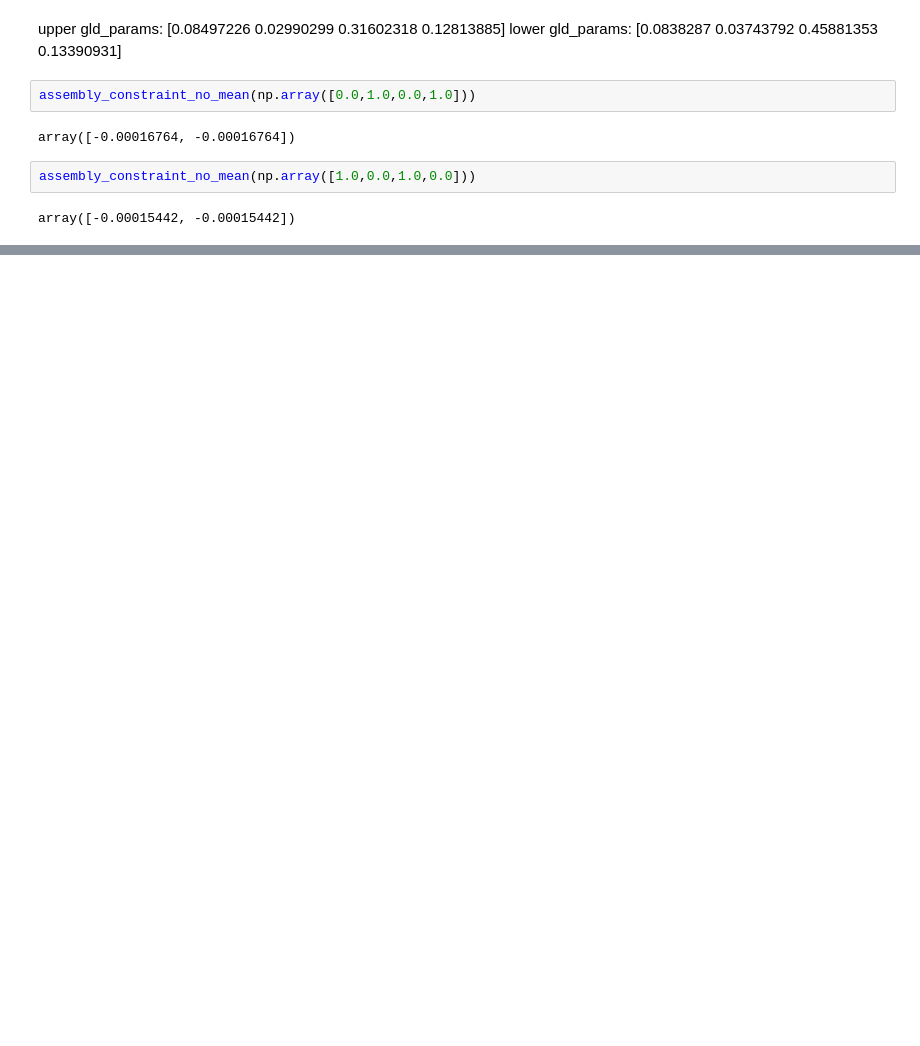
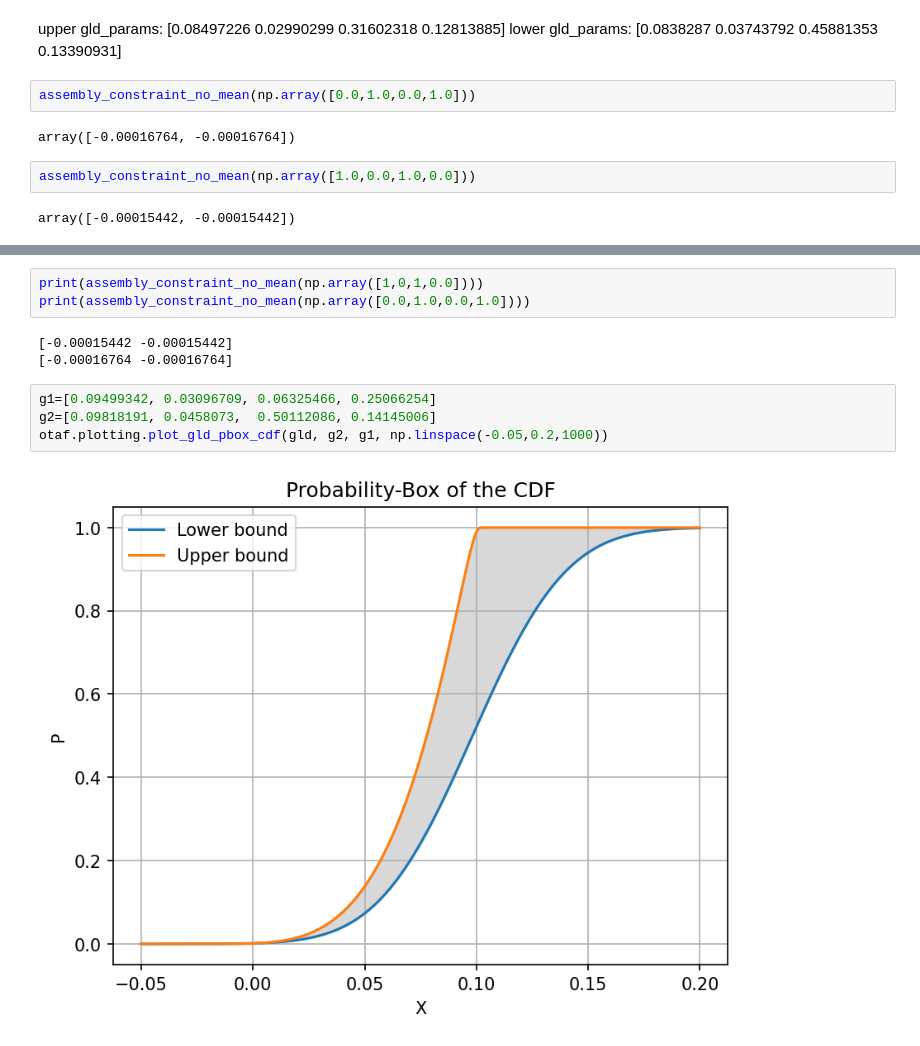
Before and after one commit to Kramer84/otaf, a Jupyter notebook: notebooks/OptimizationBasedModels/Modele1.5D_Auto_Optim_CMC.ipynb, the cells around one changed output, grey strips where cells are left out. Cells and saved outputs as stored; diff of their text form; blank space fills up the shorter version.

```diff
--- a/notebooks/OptimizationBasedModels/Modele1.5D_Auto_Optim_CMC.ipynb
+++ b/notebooks/OptimizationBasedModels/Modele1.5D_Auto_Optim_CMC.ipynb
@@ -539,0 +588,12 @@ otaf.plotting.plot_gld_pbox_cdf(gld, gld_low, gld_up, np.linspace(-0.05,0.2,1000
+# %%
+print(assembly_constraint_no_mean(np.array([1,0,1,0.0])))
+print(assembly_constraint_no_mean(np.array([0.0,1.0,0.0,1.0])))
+# %% [output]
+[-0.00015442 -0.00015442]
+[-0.00016764 -0.00016764]
+# %%
+g1=[0.09499342, 0.03096709, 0.06325466, 0.25066254]
+g2=[0.09818191, 0.0458073,  0.50112086, 0.14145006]
+otaf.plotting.plot_gld_pbox_cdf(gld, g2, g1, np.linspace(-0.05,0.2,1000))
+# %% [output]
+[figure, added]
```
Also changed, not shown: parts of 10 cells of this notebook.
